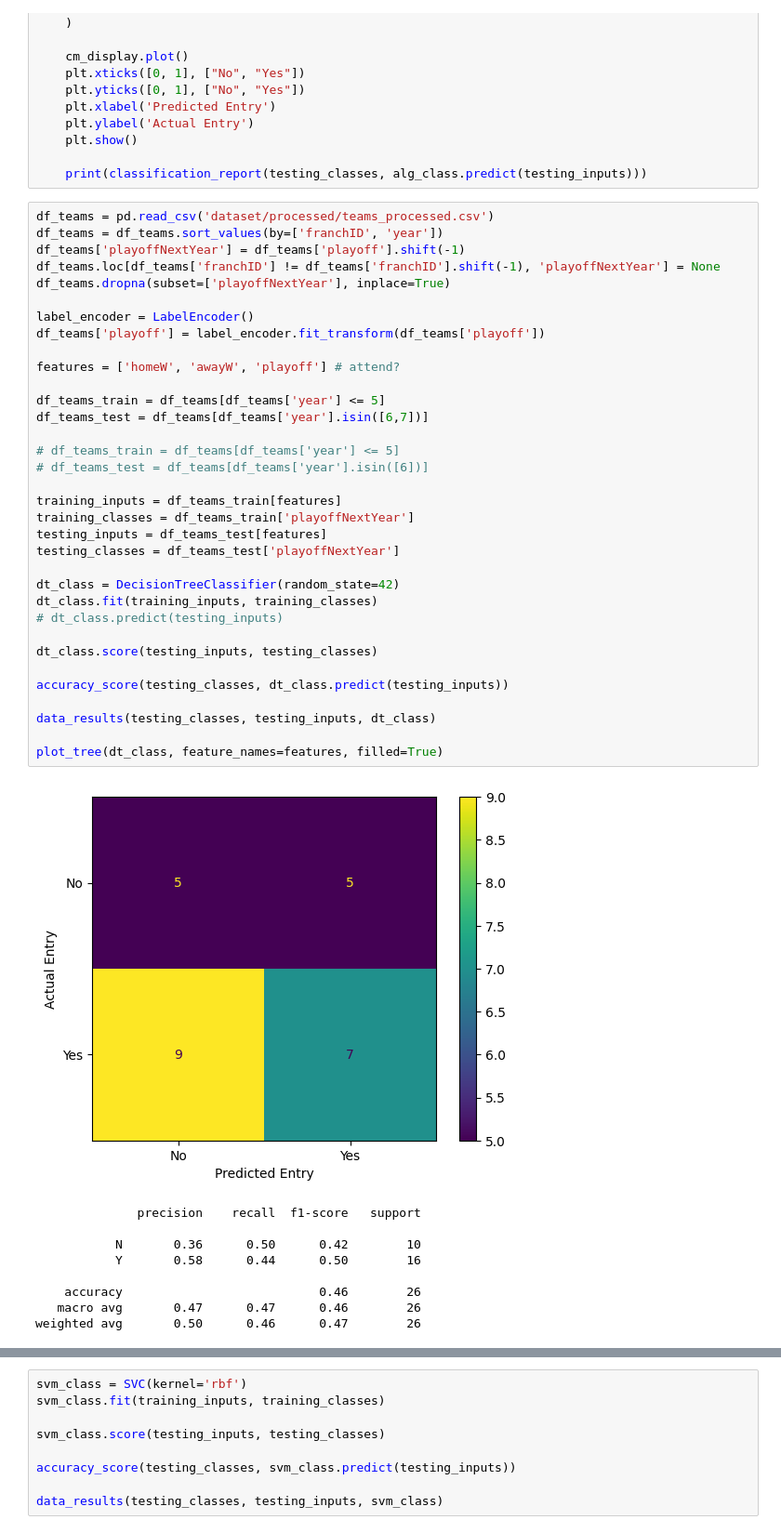
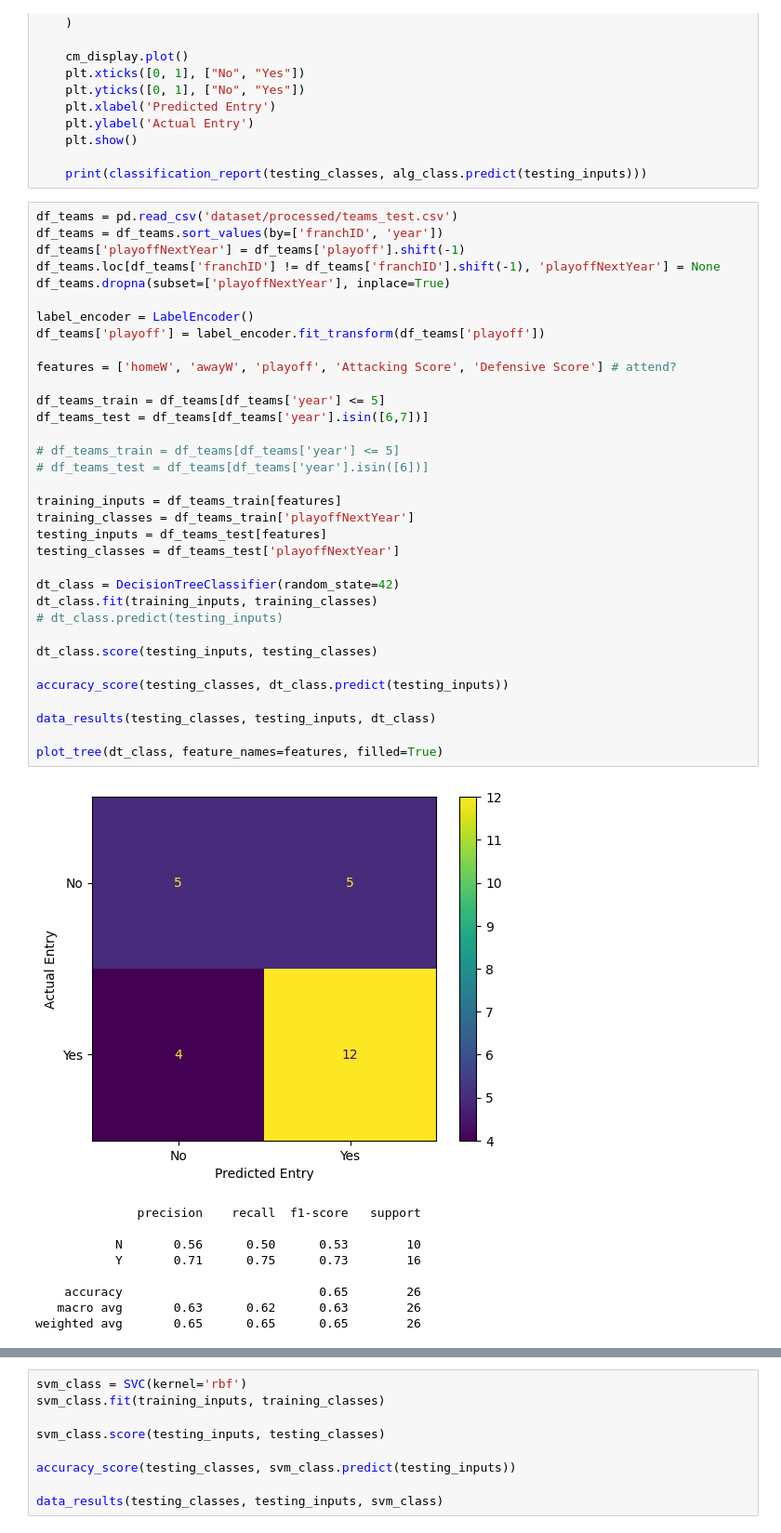
Before and after one commit to sirkotal/feup-ac, a Jupyter notebook: training.ipynb, the cells around one changed output, grey strips where cells are left out. Shown at 93% size. Drawn from its saved outputs; the diff is of its cells as text.

```diff
--- a/training.ipynb
+++ b/training.ipynb
@@ -27,46 +27,46 @@ def data_results(testing_classes, testing_inputs, alg_class):
 
     print(classification_report(testing_classes, alg_class.predict(testing_inputs)))
 # %%
-df_teams = pd.read_csv('dataset/processed/teams_processed.csv')
+df_teams = pd.read_csv('dataset/processed/teams_test.csv')
 df_teams = df_teams.sort_values(by=['franchID', 'year'])
 df_teams['playoffNextYear'] = df_teams['playoff'].shift(-1)
 df_teams.loc[df_teams['franchID'] != df_teams['franchID'].shift(-1), 'playoffNextYear'] = None
 df_teams.dropna(subset=['playoffNextYear'], inplace=True)
 
 label_encoder = LabelEncoder()
 df_teams['playoff'] = label_encoder.fit_transform(df_teams['playoff'])
 
-features = ['homeW', 'awayW', 'playoff'] # attend?
+features = ['homeW', 'awayW', 'playoff', 'Attacking Score', 'Defensive Score'] # attend?
 
 df_teams_train = df_teams[df_teams['year'] <= 5]
 df_teams_test = df_teams[df_teams['year'].isin([6,7])]
 
 # df_teams_train = df_teams[df_teams['year'] <= 5]
 # df_teams_test = df_teams[df_teams['year'].isin([6])]
 
 training_inputs = df_teams_train[features]
 training_classes = df_teams_train['playoffNextYear']
 testing_inputs = df_teams_test[features]
 testing_classes = df_teams_test['playoffNextYear']
 
 dt_class = DecisionTreeClassifier(random_state=42)
 dt_class.fit(training_inputs, training_classes)
 # dt_class.predict(testing_inputs)
 
 dt_class.score(testing_inputs, testing_classes)
 
 accuracy_score(testing_classes, dt_class.predict(testing_inputs))
 
 data_results(testing_classes, testing_inputs, dt_class)
 
 plot_tree(dt_class, feature_names=features, filled=True)
 # %% [output]
-[figure, old version]
+[figure, new version]
               precision    recall  f1-score   support
 
-           N       0.36      0.50      0.42        10
-           Y       0.58      0.44      0.50        16
+           N       0.56      0.50      0.53        10
+           Y       0.71      0.75      0.73        16
 
-    accuracy                           0.46        26
-   macro avg       0.47      0.47      0.46        26
-weighted avg       0.50      0.46      0.47        26
+    accuracy                           0.65        26
+   macro avg       0.63      0.62      0.63        26
+weighted avg       0.65      0.65      0.65        26
```
Also changed, not shown: parts of 6 cells of this notebook, 2 other files.
